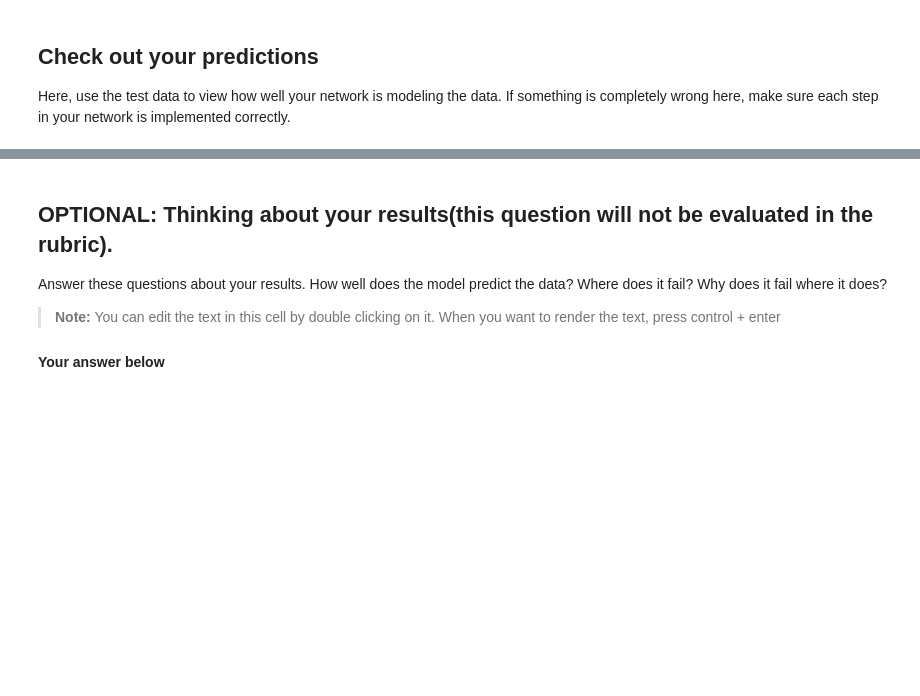
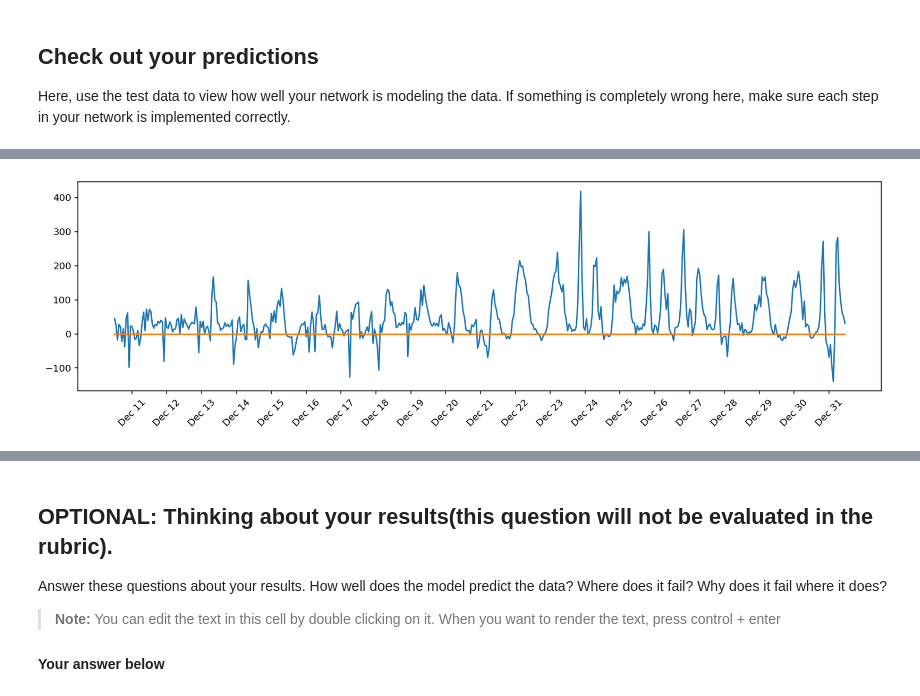
Before and after one commit to severine-baudry/deep-learning-v2-pytorch, a Jupyter notebook: project-bikesharing/Predicting_bike_sharing_data.ipynb, the cells around one changed output, grey strips where cells are left out. Drawn from its saved outputs; the diff is of its cells as text; code cells hidden in the pictures; blank space fills up the shorter version.

Commit message:
visualization of prediction errors

```diff
--- a/project-bikesharing/Predicting_bike_sharing_data.ipynb
+++ b/project-bikesharing/Predicting_bike_sharing_data.ipynb
@@ -245,5 +278,9 @@ _ = ax.set_xticklabels(dates[12::24], rotation=45)
 # %%
-fig, ax = plt.subplots(figsize=(8,4))
-ax.plot(predictions[0] - ground_truth)
+fig, ax = plt.subplots(figsize=(15,4))
+prediction_error = predictions[0] - ground_truth
+ax.plot(prediction_error)
+ax.plot([0]*len(ground_truth))
 ax.set_xticks(np.arange(len(dates))[12::24])
 _ = ax.set_xticklabels(dates[12::24], rotation=45)
+# %% [output]
+[figure, added]
```
Also changed, not shown: parts of 10 cells of this notebook.
